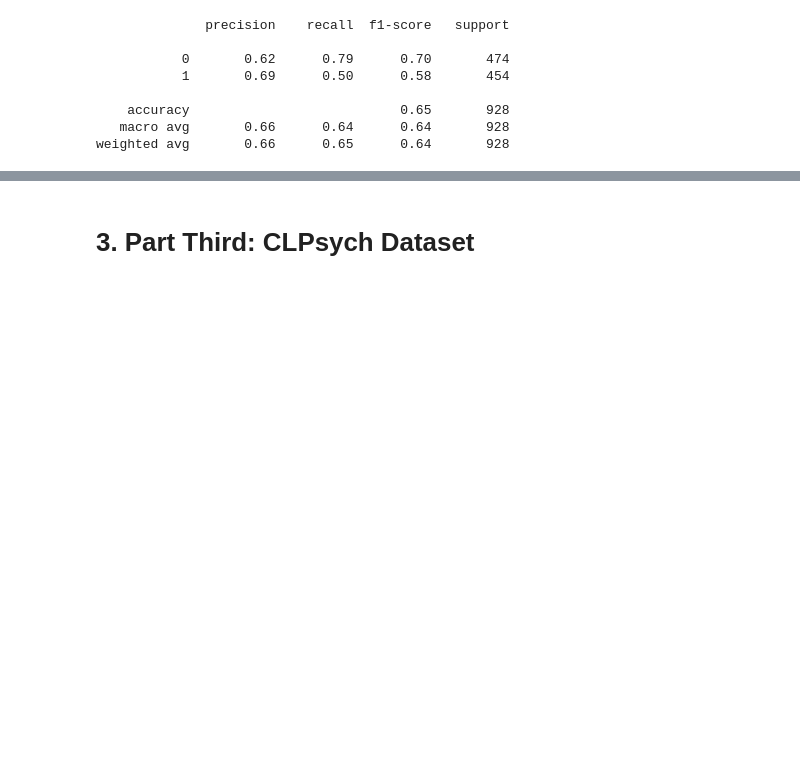
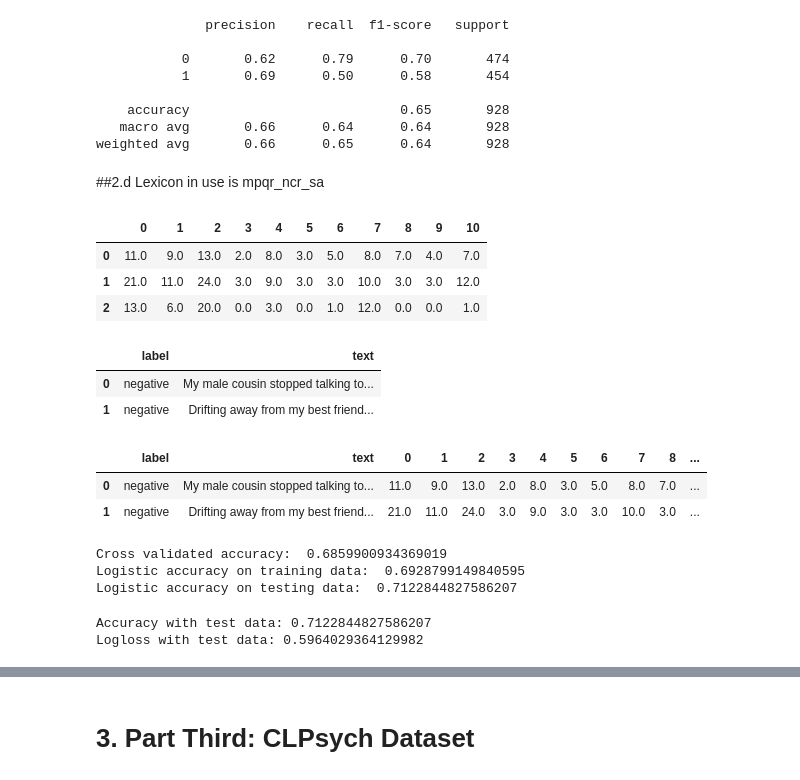
Before and after one commit to L-ansari/Natural-Language-Processing-tasks, a Jupyter notebook: LexiconCompare.ipynb, the cells around one changed output, grey strips where cells are left out. Cells and saved outputs as stored; diff of their text form; code cells hidden in the pictures; blank space fills up the shorter version.

```diff
--- a/LexiconCompare.ipynb
+++ b/LexiconCompare.ipynb
@@ -621,3 +877,27 @@ print(metrics.classification_report(y_test, y_pred))
     accuracy                           0.65       928
    macro avg       0.66      0.64      0.64       928
 weighted avg       0.66      0.65      0.64       928
+# %% [markdown]
+##2.d Lexicon in use is mpqr_ncr_sa
+# %%
+Mixed_mpqr_nrc_sa= pd.read_csv(Path('/content/drive/My Drive/DSP/data/bachelor/Mixed_mpqr_nrc_sa.csv'))
+Mixed_mpqr_nrc_sa.head(3)
+# %% [output]
+|  | 0 | 1 | 2 | 3 | 4 | 5 | 6 | 7 | 8 | 9 | 10 |
+| 0 | 11.0 | 9.0 | 13.0 | 2.0 | 8.0 | 3.0 | 5.0 | 8.0 | 7.0 | 4.0 | 7.0 |
+| 1 | 21.0 | 11.0 | 24.0 | 3.0 | 9.0 | 3.0 | 3.0 | 10.0 | 3.0 | 3.0 | 12.0 |
+| 2 | 13.0 | 6.0 | 20.0 | 0.0 | 3.0 | 0.0 | 1.0 | 12.0 | 0.0 | 0.0 | 1.0 |
+# %%
+Mixed= pd.read_csv(Path('/content/drive/My Drive/DSP/data/bachelor/Mixed.csv'))
+Mixed.head(2)
+# %% [output]
+|  | label | text |
+| 0 | negative | My male cousin stopped talking to... |
+| 1 | negative | Drifting away from my best friend... |
+# %%
+df_mixed = pd.concat([Mixed,Mixed_mpqr_nrc_sa], axis=1)
+df_mixed.head(2)
+# %% [output]
+|  | label | text | 0 | 1 | 2 | 3 | 4 | 5 | 6 | 7 | 8 | ... |
+| 0 | negative | My male cousin stopped talking to... | 11.0 | 9.0 | 13.0 | 2.0 | 8.0 | 3.0 | 5.0 | 8.0 | 7.0 | ... |
+| 1 | negative | Drifting away from my best friend... | 21.0 | 11.0 | 24.0 | 3.0 | 9.0 | 3.0 | 3.0 | 10.0 | 3.0 | ... |
@@ -623,0 +913,28 @@ weighted avg       0.66      0.65      0.64       928
+# %%
+#Cross validation
+Logistic = LogisticRegression(random_state=0, solver='lbfgs')
+Logistic.fit(X_train, y_train)
+scores = cross_val_score(
+    Logistic,
+    X_train,
+    y_train,
+    cv=10)
+print("Cross validated accuracy: ",
+      np.average(scores))
+print("Logistic accuracy on training data: ",
+      Logistic.score(X_train, y_train))
+print("Logistic accuracy on testing data: ",
+      Logistic.score(X_test, y_test))
+# %% [output]
+Cross validated accuracy:  0.6859900934369019
+Logistic accuracy on training data:  0.6928799149840595
+Logistic accuracy on testing data:  0.7122844827586207
+# %%
+y_pred = Logistic.predict(X_test)
+print("Accuracy with test data:", Logistic.score(X_test, y_test))
+
+y_pred_proba = Logistic.predict_proba(X_test)
+print("Logloss with test data:", loss_logloss(y_pred_proba, y_test, weighted=True))
+# %% [output]
+Accuracy with test data: 0.7122844827586207
+Logloss with test data: 0.5964029364129982
```
Also changed, not shown: parts of 113 cells of this notebook.
